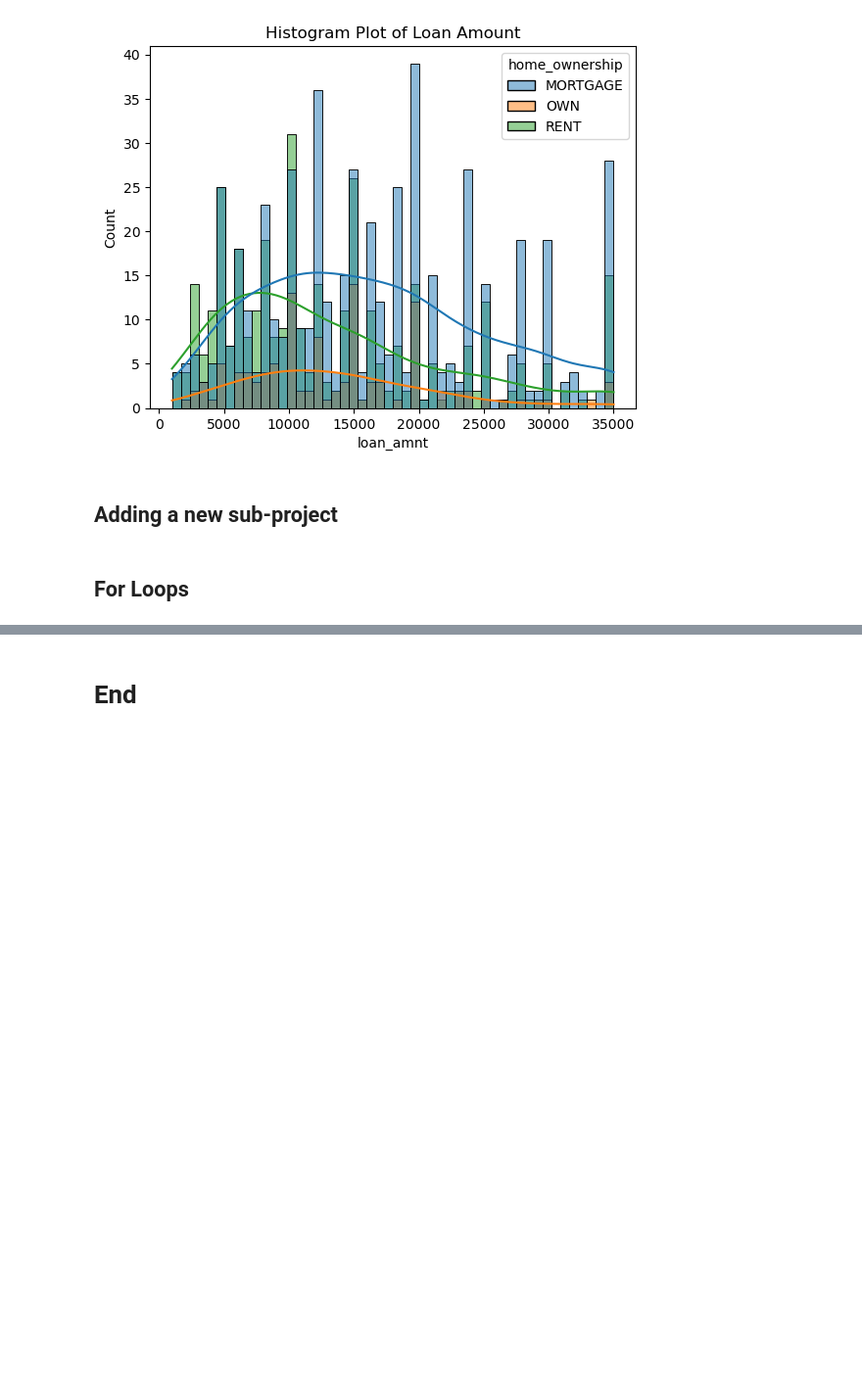
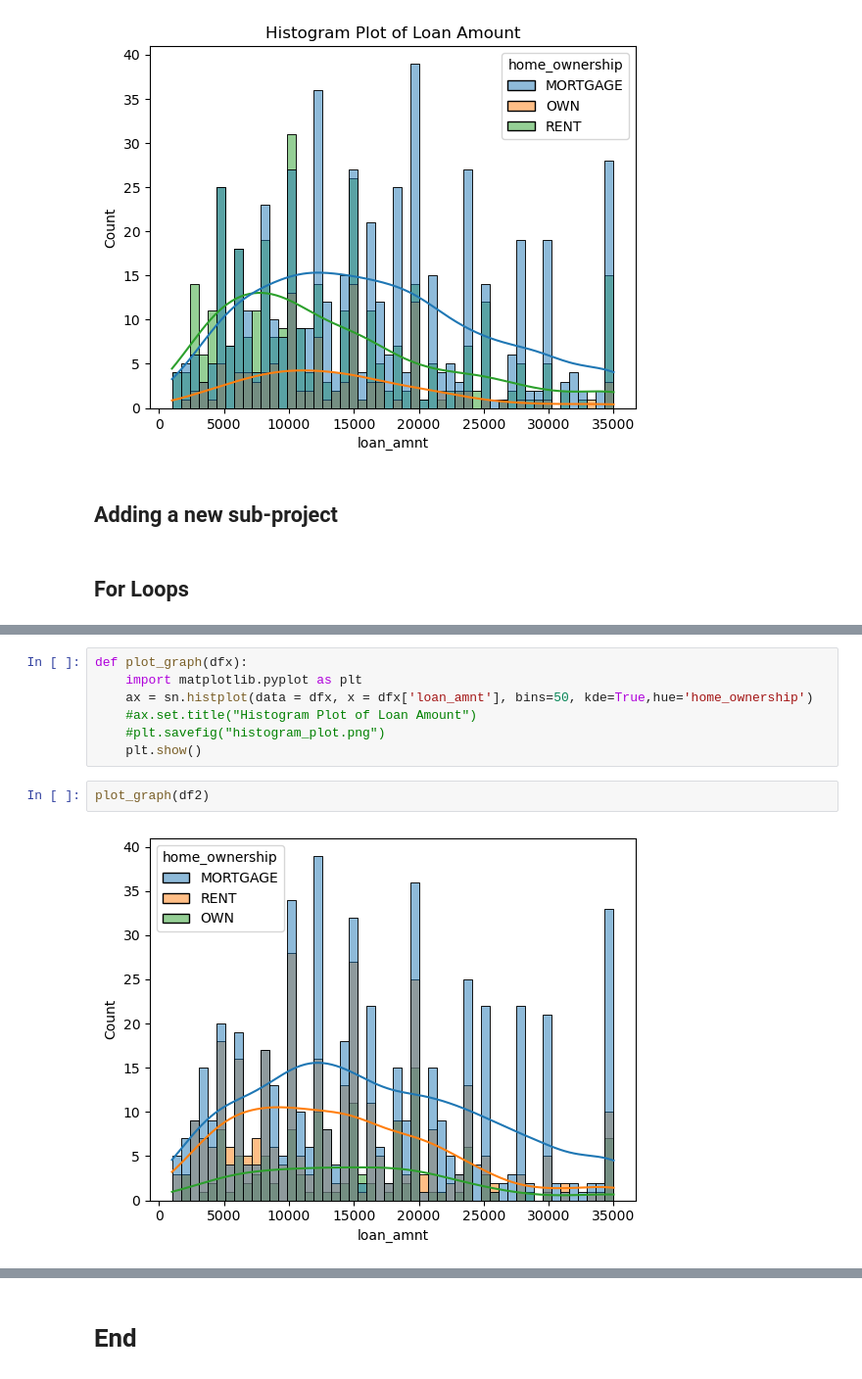
Before and after one commit to simbimc/data_science_project2, a Jupyter notebook: EDA.ipynb, the cells around one changed output, grey strips where cells are left out. Shown at 98% size. Saved outputs shown, nothing was run; the diff lists cells and outputs as text; blank space fills up the shorter version.

```diff
--- a/EDA.ipynb
+++ b/EDA.ipynb
@@ -407,0 +416,11 @@ plt.show()
+# %%
+def plot_graph(dfx):
+    import matplotlib.pyplot as plt
+    ax = sn.histplot(data = dfx, x = dfx['loan_amnt'], bins=50, kde=True,hue='home_ownership')
+    #ax.set.title("Histogram Plot of Loan Amount")
+    #plt.savefig("histogram_plot.png")
+    plt.show()
+# %%
+plot_graph(df2)
+# %% [output]
+[figure, added]
```
Also changed, not shown: parts of 4 cells of this notebook.
